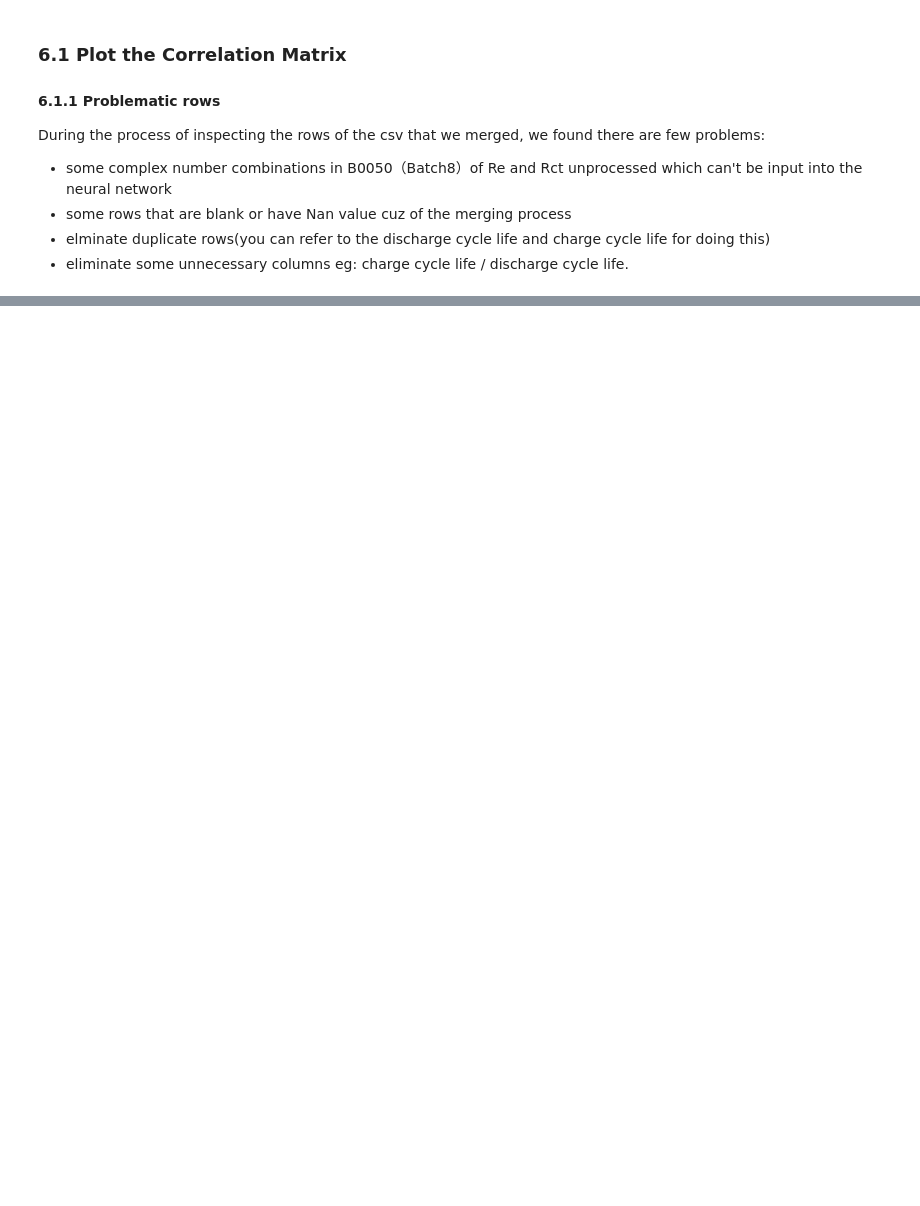
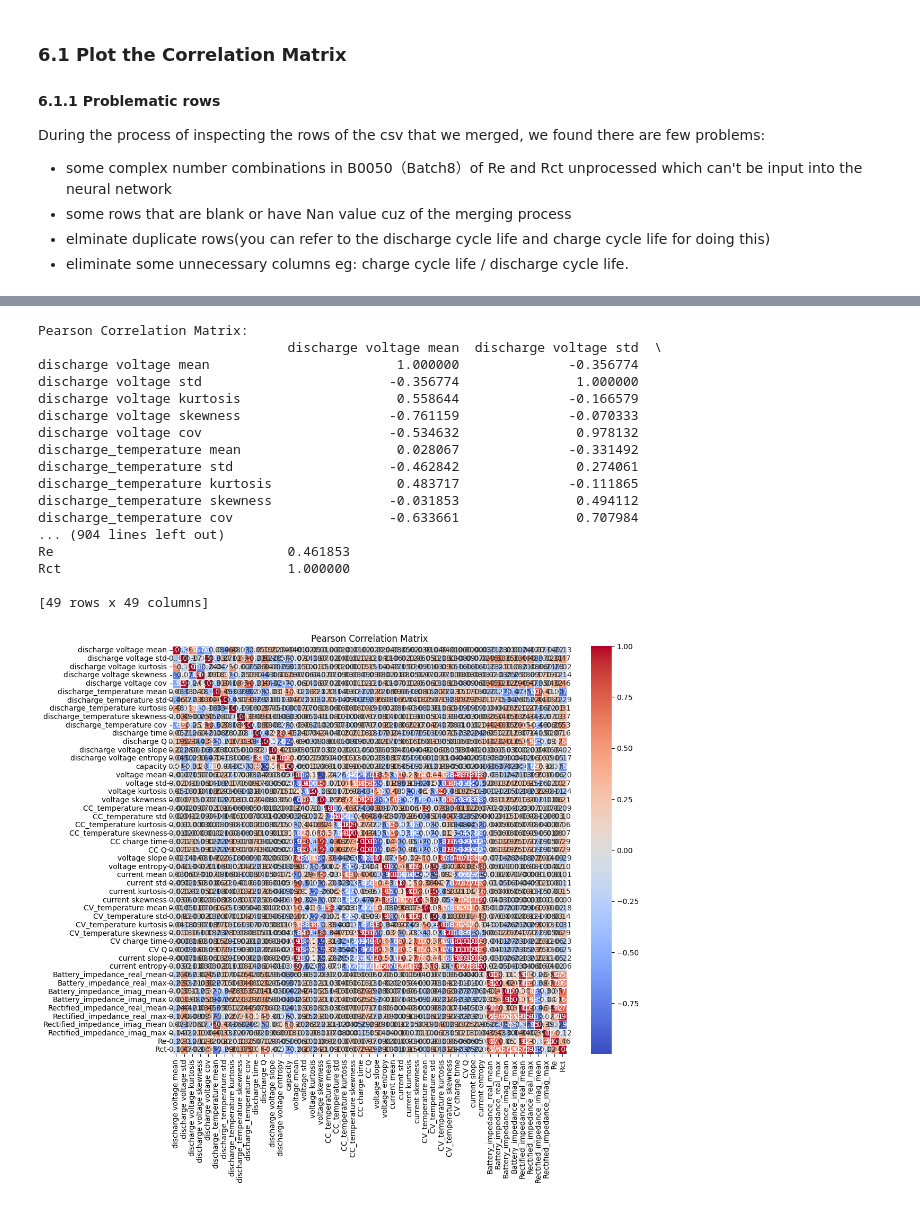
Before and after one commit to JonathanZha47/Battery-dataset-preprocessing-code-library, a Jupyter notebook: NASAdataextract/NASAextract.ipynb, the cells around one changed output, grey strips where cells are left out. Cells and saved outputs as stored; diff of their text form; code cells hidden in the pictures; blank space fills up the shorter version.

```diff
--- a/NASAdataextract/NASAextract.ipynb
+++ b/NASAdataextract/NASAextract.ipynb
@@ -610,0 +706,78 @@ Data cleaning completed.
+# %%
+
+# Battery batch information
+Batch1 = ['B0005', 'B0006', 'B0007', 'B0018']
+Batch2 = ['B0025', 'B0026', 'B0027', 'B0028']
+Batch3 = ['B0029', 'B0030', 'B0031', 'B0032']
+Batch4 = ['B0033', 'B0034', 'B0036']
+Batch5 = ['B0038', 'B0039', 'B0040']
+Batch6 = ['B0041', 'B0042', 'B0043', 'B0044']
+Batch7 = ['B0045', 'B0046', 'B0047', 'B0048']
+Batch9 = ['B0053', 'B0054', 'B0055', 'B0056']
+
+Batch = {'Batch1': Batch1, 'Batch2': Batch2, 'Batch3': Batch3, 'Batch4': Batch4, 'Batch5': Batch5, 'Batch6': Batch6, 'Batch7': Batch7,  'Batch9': Batch9}
+
+# Set the output folder path
+output_folder = '/Users/jonathanzha/Desktop/Battery-dataset-preprocessing-code-library/NASA/MergedOutput'
+
+all_data = []
+
+# Load features from all batches
+for batch in Batch:
+    batch_folder = os.path.join(output_folder, batch)
+    if os.path.exists(batch_folder):
+        files = [f for f in os.listdir(batch_folder) if f.endswith('_Merged_discharge+charge+impedance.csv')]
+        for file in files:
+            file_path = os.path.join(batch_folder, file)
+            data = pd.read_csv(file_path)
+            all_data.append(data)
+
+# Combine all data into one DataFrame
+combined_data = pd.concat(all_data, ignore_index=True)
+
+# Compute the Pearson correlation matrix
+correlation_matrix = combined_data.corr()
+
+# Display the correlation matrix
+print("Pearson Correlation Matrix:")
+print(correlation_matrix)
+
+# Plotting the Pearson correlation matrix
+plt.figure(figsize=(12, 10))
+sns.heatmap(correlation_matrix, annot=True, cmap='coolwarm', fmt='.2f', linewidths=0.5)
+plt.title('Pearson Correlation Matrix')
+plt.show()
+
+# Plotting the Pearson correlation coefficients for 'capacity'
+if 'capacity' in combined_data.columns:
+    pearson_corr = correlation_matrix['capacity'].drop('capacity')
+
+    plt.figure(figsize=(10, 8))
+    sns.barplot(x=pearson_corr.values, y=pearson_corr.index, palette="viridis")
+    plt.title('Pearson Correlation with Capacity')
+    plt.xlabel('Pearson Correlation Coefficient')
+    plt.ylabel('Features')
+    plt.grid(True)  # Add grid lines for better readability
+    plt.tight_layout()  # Adjust the layout to make room for the labels
+    plt.show()
+else:
+    print("Column 'capacity' not found in the data.")
+# %% [output]
+Pearson Correlation Matrix:
+                                discharge voltage mean  discharge voltage std  \
+discharge voltage mean                        1.000000              -0.356774
+discharge voltage std                        -0.356774               1.000000
+discharge voltage kurtosis                    0.558644              -0.166579
+discharge voltage skewness                   -0.761159              -0.070333
+discharge voltage cov                        -0.534632               0.978132
+discharge_temperature mean                    0.028067              -0.331492
+discharge_temperature std                    -0.462842               0.274061
+discharge_temperature kurtosis                0.483717              -0.111865
+discharge_temperature skewness               -0.031853               0.494112
+discharge_temperature cov                    -0.633661               0.707984
+... (904 lines left out)
+Re                              0.461853
+Rct                             1.000000
+
+[49 rows x 49 columns]
+[figure, added]
```
Also changed, not shown: parts of 5 cells of this notebook, 2 other files.
